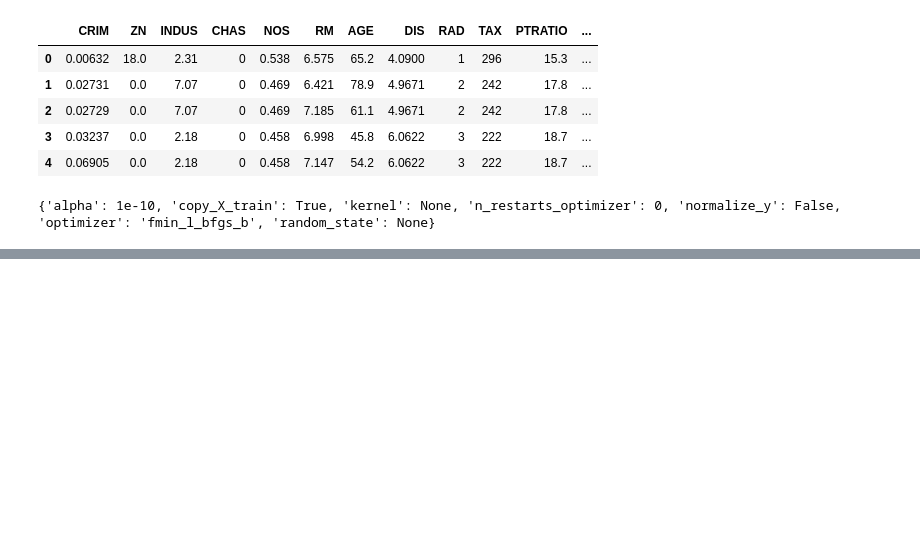
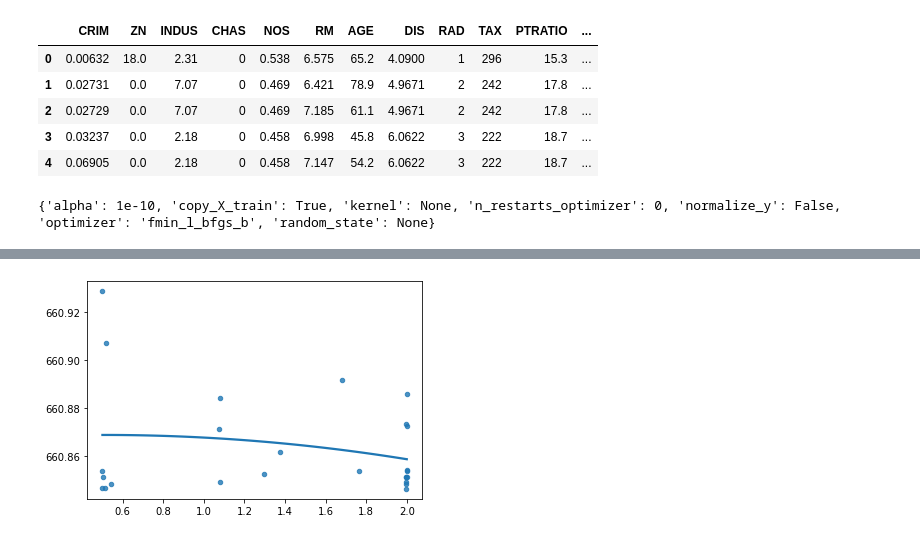
Before and after one commit to shin0105/4YP, a Jupyter notebook: GPregression_Boston.ipynb, the cells around one changed output, grey strips where cells are left out. Saved outputs shown, nothing was run; the diff lists cells and outputs as text; code cells hidden in the pictures; blank space fills up the shorter version.

```diff
--- a/GPregression_Boston.ipynb
+++ b/GPregression_Boston.ipynb
@@ -115,0 +108,4 @@ optimizer.plot_convergence()
+# %%
+sns.regplot(x=list_length_scale, y=list_score, order=2, ci=None, scatter_kws={"s": 20});
+# %% [output]
+[figure, added]
```
Also changed, not shown: parts of 5 cells of this notebook.
